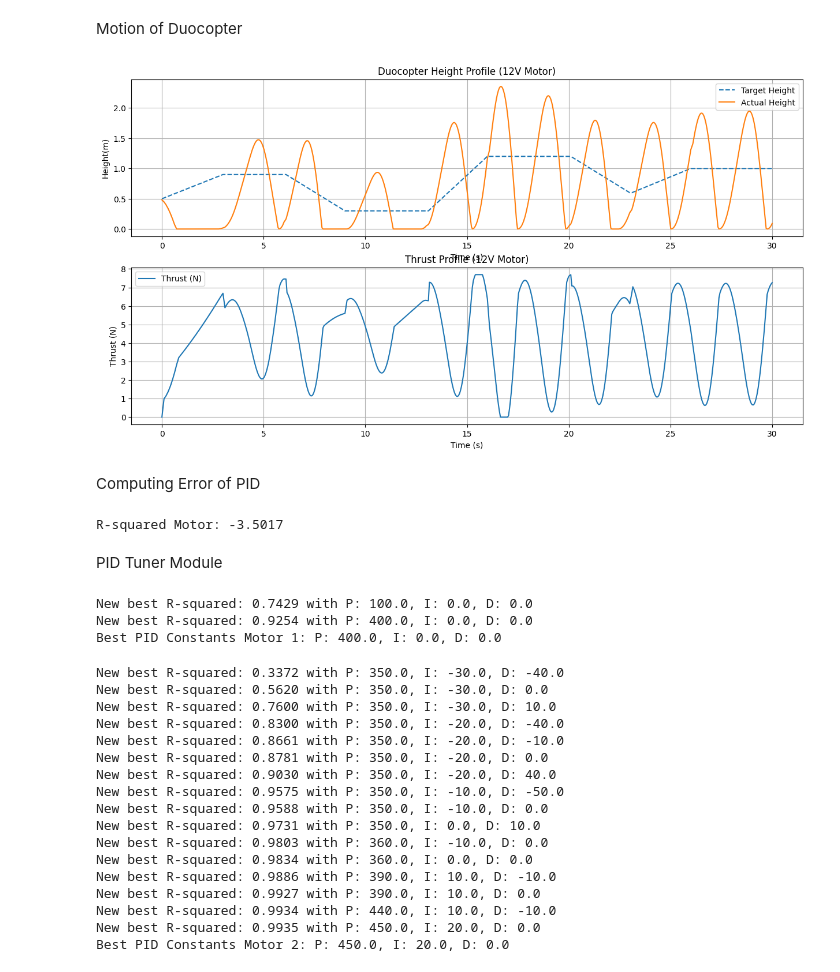
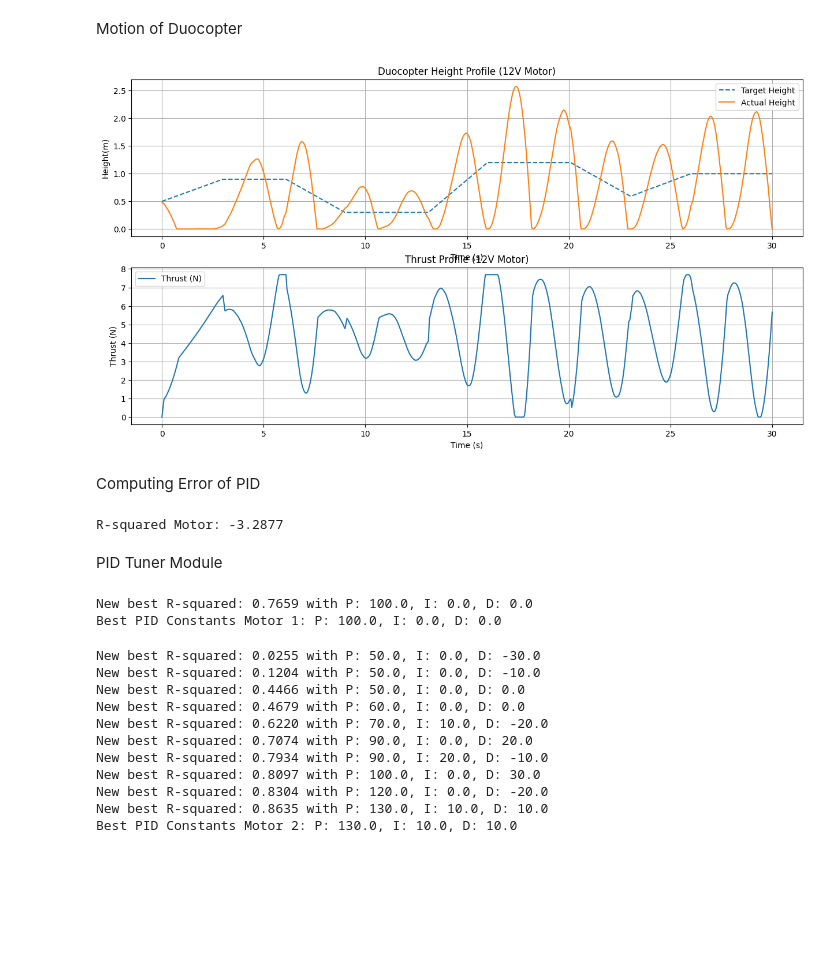
Before and after one commit to Luffo-lol/Duocopter-G06, a Jupyter notebook: sim.ipynb, the cells around one changed output. Cells and saved outputs as stored; diff of their text form; code cells hidden in the pictures; blank space fills up the shorter version.

```diff
--- a/sim.ipynb
+++ b/sim.ipynb
@@ -158,3 +160,11 @@ Max Power 15V: 355.4258997506405 W
+# %%
+def disturbance_force():#returns a random number disturbance force in newtons, change parameters with research
+    # Parameters
+    mean = 0
+    std_dev = 1
+
+    # Generate one random number
+    return np.random.normal(loc=mean, scale=std_dev)
 # %% [markdown]
 Sample Test Path
 # %%
@@ -268,7 +278,7 @@ def motionOfDuocopter(test_path, PConstant, IConstant, DConstant):
         # Update current height based on thrust and drag forces
         drag_force = compute_drag_force(current_velocity)
         friction_force = compute_friction_force(current_velocity, current_height)
-        net_force_noFric = thrust - drag_force - (compute_effective_mass(current_height)/1000) * g
+        net_force_noFric = thrust - drag_force + disturbance_force() - (compute_effective_mass(current_height)/1000*g)
         if net_force_noFric > 0:
             if net_force_noFric > friction_force:
                 net_force = net_force_noFric - friction_force
@@ -290,34 +300,34 @@ def motionOfDuocopter(test_path, PConstant, IConstant, DConstant):
         #print(f"Time: {time_step:.2f}s, Target Height: {target_height:.2f}m, Current Height: {current_height:.2f}m, Thrust: {thrust:.2f}N, Power: {power:.2f}W, velocity: {current_velocity:.2f}m/s, friction: {friction_force:.2f}N, drag: {drag_force:.2f}N, mass: {compute_effective_mass(current_height)/1000:.2f}kg, net force no friction: {net_force_noFric:.2f}N")
         # Store height for plotting
         heights.append(current_height)
 
         # Update previous error for next iteration
         previous_error = target_height - current_height
 
     return heights, thrusts, powers
 
 height_12V, thrusts_12V, powers_12V = motionOfDuocopter(test_path, PConstant, IConstant, DConstant)
 
 
 # Plotting the results
 plt.figure(figsize=(15, 12))
 plt.subplot(3, 1, 1)
 plt.plot(test_path[:, 0], test_path[:, 1], label='Target Height', linestyle='--')
 plt.plot(test_path[:, 0], height_12V, label='Actual Height')
 plt.title('Duocopter Height Profile (12V Motor)')
 plt.xlabel('Time (s)')
 plt.ylabel('Height(m)')
 plt.legend()
 plt.grid(True)
 plt.subplot(3, 1, 2)
 plt.plot(test_path[:, 0], thrusts_12V, label='Thrust (N)')
 plt.title('Thrust Profile (12V Motor)')
 plt.xlabel('Time (s)')
 plt.ylabel('Thrust (N)')
 plt.legend()
 plt.grid(True)
 # %% [output]
-[figure, old version]
+[figure, new version]
 # %% [markdown]
 Computing Error of PID
 # %%
@@ -330,7 +340,7 @@ def compute_PID_Error(PConstant, IConstant, DConstant, test_path):
 R_squared = compute_PID_Error(PConstant, IConstant, DConstant, test_path)
 print(f"R-squared Motor: {R_squared:.4f}")
 # %% [output]
-R-squared Motor: -3.5017
+R-squared Motor: -3.2877
 # %% [markdown]
 PID Tuner Module
 # %%
@@ -352,9 +362,8 @@ def InitialTunePIDConstants(test_path):
 best_PConstant1, best_IConstant1, best_DConstant1 = InitialTunePIDConstants(test_path)
 print(f"Best PID Constants Motor 1: P: {best_PConstant1}, I: {best_IConstant1}, D: {best_DConstant1}")
 # %% [output]
-New best R-squared: 0.7429 with P: 100.0, I: 0.0, D: 0.0
-New best R-squared: 0.9254 with P: 400.0, I: 0.0, D: 0.0
-Best PID Constants Motor 1: P: 400.0, I: 0.0, D: 0.0
+New best R-squared: 0.7659 with P: 100.0, I: 0.0, D: 0.0
+Best PID Constants Motor 1: P: 100.0, I: 0.0, D: 0.0
 # %%
 def TunePIDConstants2(best_PConstant1, best_IConstant1, best_DConstant1, test_path):
     best_R_squared = 0
@@ -376,23 +385,17 @@ def TunePIDConstants2(best_PConstant1, best_IConstant1, best_DConstant1, test_pa
 best_PConstant2, best_IConstant2, best_DConstant2 = TunePIDConstants2(best_PConstant1, best_IConstant1, best_DConstant1, test_path)
 print(f"Best PID Constants Motor 2: P: {best_PConstant2}, I: {best_IConstant2}, D: {best_DConstant2}")
 # %% [output]
-New best R-squared: 0.3372 with P: 350.0, I: -30.0, D: -40.0
-New best R-squared: 0.5620 with P: 350.0, I: -30.0, D: 0.0
-New best R-squared: 0.7600 with P: 350.0, I: -30.0, D: 10.0
-New best R-squared: 0.8300 with P: 350.0, I: -20.0, D: -40.0
-New best R-squared: 0.8661 with P: 350.0, I: -20.0, D: -10.0
-New best R-squared: 0.8781 with P: 350.0, I: -20.0, D: 0.0
-New best R-squared: 0.9030 with P: 350.0, I: -20.0, D: 40.0
-New best R-squared: 0.9575 with P: 350.0, I: -10.0, D: -50.0
-New best R-squared: 0.9588 with P: 350.0, I: -10.0, D: 0.0
-New best R-squared: 0.9731 with P: 350.0, I: 0.0, D: 10.0
-New best R-squared: 0.9803 with P: 360.0, I: -10.0, D: 0.0
-New best R-squared: 0.9834 with P: 360.0, I: 0.0, D: 0.0
-New best R-squared: 0.9886 with P: 390.0, I: 10.0, D: -10.0
-New best R-squared: 0.9927 with P: 390.0, I: 10.0, D: 0.0
-New best R-squared: 0.9934 with P: 440.0, I: 10.0, D: -10.0
-New best R-squared: 0.9935 with P: 450.0, I: 20.0, D: 0.0
-Best PID Constants Motor 2: P: 450.0, I: 20.0, D: 0.0
+New best R-squared: 0.0255 with P: 50.0, I: 0.0, D: -30.0
+New best R-squared: 0.1204 with P: 50.0, I: 0.0, D: -10.0
+New best R-squared: 0.4466 with P: 50.0, I: 0.0, D: 0.0
+New best R-squared: 0.4679 with P: 60.0, I: 0.0, D: 0.0
+New best R-squared: 0.6220 with P: 70.0, I: 10.0, D: -20.0
+New best R-squared: 0.7074 with P: 90.0, I: 0.0, D: 20.0
+New best R-squared: 0.7934 with P: 90.0, I: 20.0, D: -10.0
+New best R-squared: 0.8097 with P: 100.0, I: 0.0, D: 30.0
+New best R-squared: 0.8304 with P: 120.0, I: 0.0, D: -20.0
+New best R-squared: 0.8635 with P: 130.0, I: 10.0, D: 10.0
+Best PID Constants Motor 2: P: 130.0, I: 10.0, D: 10.0
 # %%
 def TunePIDConstants3(best_PConstant1, best_IConstant1, best_DConstant1, test_path):
     best_R_squared = 0
```
Also changed, not shown: parts of 4 cells of this notebook.
